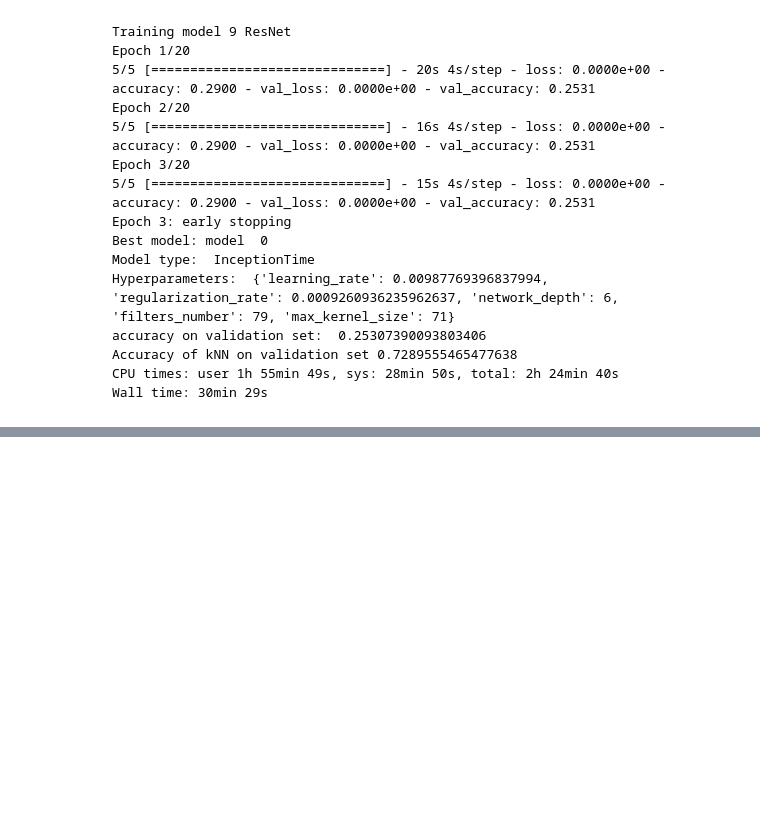
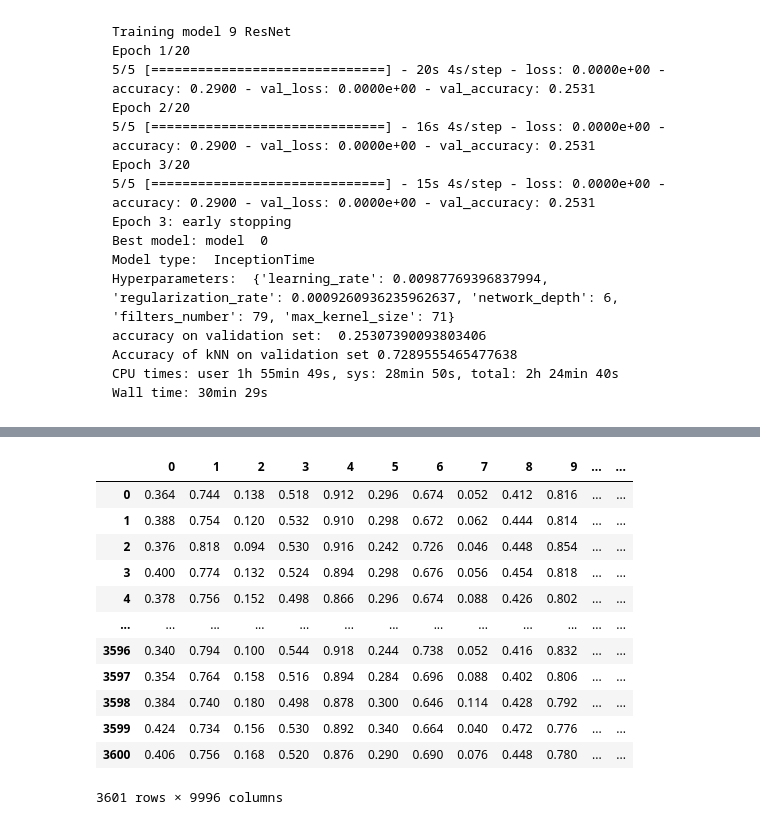
Before and after one commit to shamilnabiyev/automl-time-series, a Jupyter notebook: notebooks/odb-2-dtc-model-training.ipynb, the cells around one changed output, grey strips where cells are left out. Saved outputs shown, nothing was run; the diff lists cells and outputs as text; code cells hidden in the pictures; blank space fills up the shorter version.

Commit message:
Added some code examples for MiniRocket

```diff
--- a/notebooks/odb-2-dtc-model-training.ipynb
+++ b/notebooks/odb-2-dtc-model-training.ipynb
@@ -321,0 +365,9 @@ Epoch 3/3
+# %%
+X_train, y_train =  load_from_tsfile("/mnt/f/Downloads/FordA/FordA_TRAIN.ts")
+y_train = np.where(y_train == "1" , 1, 0)
+
+X_test, y_test =  load_from_tsfile("/mnt/f/Downloads/FordA/FordA_TEST.ts")
+y_test = np.where(y_test == "1" , 1, 0)
+
+display(X_train.head())
+display(y_train[:5])
@@ -321,0 +398,7 @@ Epoch 3/3
+# %%
+%%time
+
+minirocket = MiniRocket()
+minirocket.fit(X_train)
+
+X_train_transform = minirocket.transform(X_train)
@@ -321,0 +458,16 @@ Epoch 3/3
+# %%
+X_train_transform
+# %% [output]
+|  | 0 | 1 | 2 | 3 | 4 | 5 | 6 | 7 | 8 | 9 | ... | ... |
+| 0 | 0.364 | 0.744 | 0.138 | 0.518 | 0.912 | 0.296 | 0.674 | 0.052 | 0.412 | 0.816 | ... | ... |
+| 1 | 0.388 | 0.754 | 0.120 | 0.532 | 0.910 | 0.298 | 0.672 | 0.062 | 0.444 | 0.814 | ... | ... |
+| 2 | 0.376 | 0.818 | 0.094 | 0.530 | 0.916 | 0.242 | 0.726 | 0.046 | 0.448 | 0.854 | ... | ... |
+| 3 | 0.400 | 0.774 | 0.132 | 0.524 | 0.894 | 0.298 | 0.676 | 0.056 | 0.454 | 0.818 | ... | ... |
+| 4 | 0.378 | 0.756 | 0.152 | 0.498 | 0.866 | 0.296 | 0.674 | 0.088 | 0.426 | 0.802 | ... | ... |
+| ... | ... | ... | ... | ... | ... | ... | ... | ... | ... | ... | ... | ... |
+| 3596 | 0.340 | 0.794 | 0.100 | 0.544 | 0.918 | 0.244 | 0.738 | 0.052 | 0.416 | 0.832 | ... | ... |
+| 3597 | 0.354 | 0.764 | 0.158 | 0.516 | 0.894 | 0.284 | 0.696 | 0.088 | 0.402 | 0.806 | ... | ... |
+| 3598 | 0.384 | 0.740 | 0.180 | 0.498 | 0.878 | 0.300 | 0.646 | 0.114 | 0.428 | 0.792 | ... | ... |
+| 3599 | 0.424 | 0.734 | 0.156 | 0.530 | 0.892 | 0.340 | 0.664 | 0.040 | 0.472 | 0.776 | ... | ... |
+| 3600 | 0.406 | 0.756 | 0.168 | 0.520 | 0.876 | 0.290 | 0.690 | 0.076 | 0.448 | 0.780 | ... | ... |
+3601 rows × 9996 columns
```
Also changed, not shown: parts of 51 cells of this notebook.
